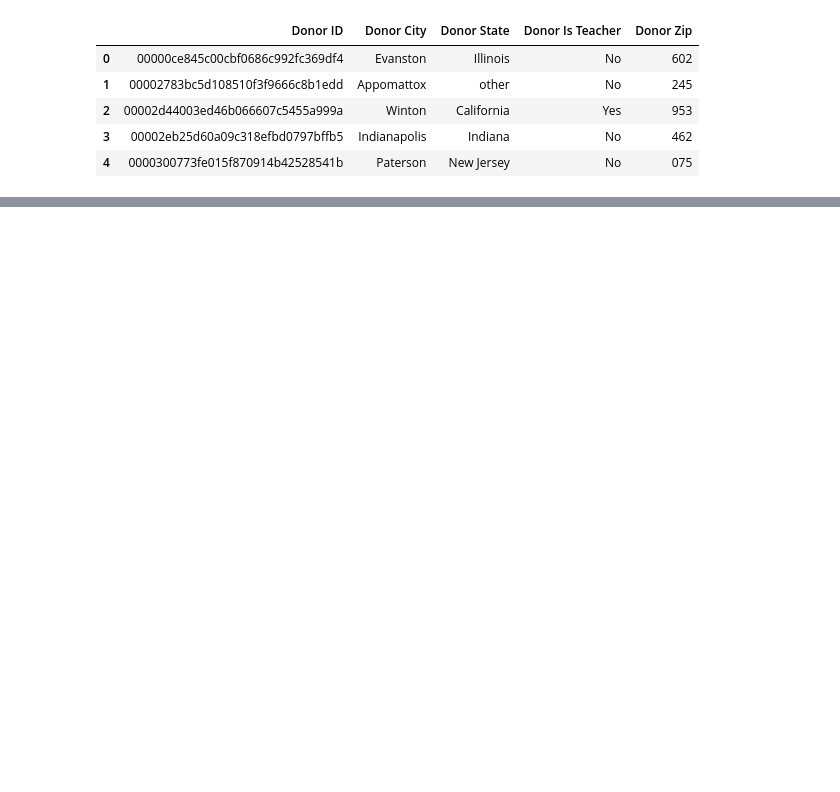
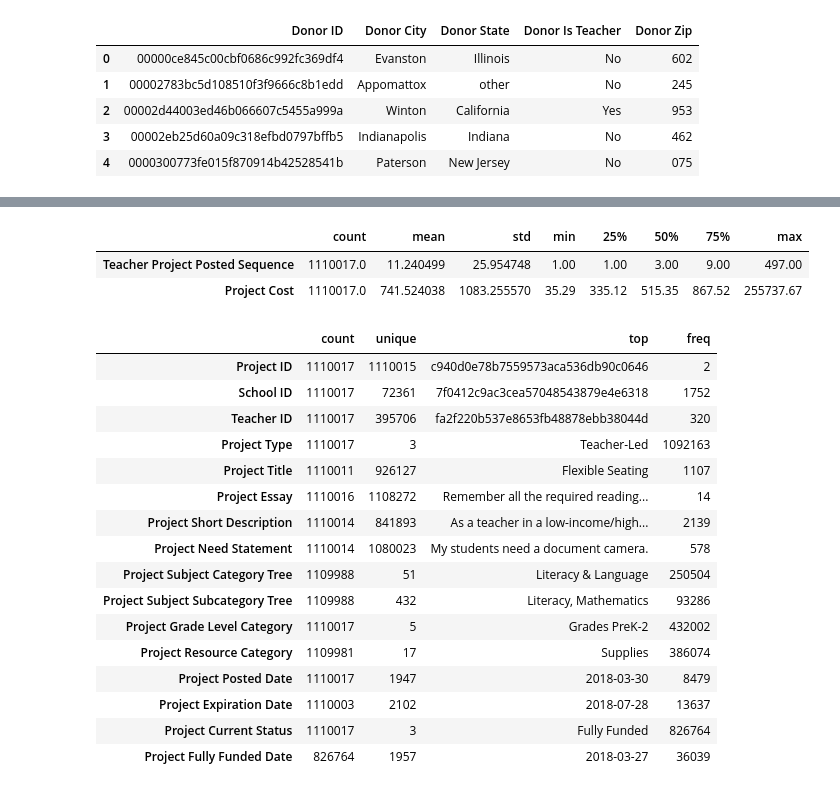
Before and after one commit to prasunshrestha/recommendation_system_for_donors, a Jupyter notebook: ADS_Social_Good_Recommender_System_Notebook.ipynb, the cells around one changed output, grey strips where cells are left out. Drawn from its saved outputs; the diff is of its cells as text; code cells hidden in the pictures; blank space fills up the shorter version.

```diff
--- a/ADS_Social_Good_Recommender_System_Notebook.ipynb
+++ b/ADS_Social_Good_Recommender_System_Notebook.ipynb
@@ -66,0 +124,27 @@ df_donors_raw.head()
+# %%
+# Distribution of all int and float variables
+df_projects_raw.describe(include=['int64','float']).transpose()
+# %% [output]
+|  | count | mean | std | min | 25% | 50% | 75% | max |
+| Teacher Project Posted Sequence | 1110017.0 | 11.240499 | 25.954748 | 1.00 | 1.00 | 3.00 | 9.00 | 497.00 |
+| Project Cost | 1110017.0 | 741.524038 | 1083.255570 | 35.29 | 335.12 | 515.35 | 867.52 | 255737.67 |
+# %%
+df_projects_raw.describe(include=['object']).transpose()
+# %% [output]
+|  | count | unique | top | freq |
+| Project ID | 1110017 | 1110015 | c940d0e78b7559573aca536db90c0646 | 2 |
+| School ID | 1110017 | 72361 | 7f0412c9ac3cea57048543879e4e6318 | 1752 |
+| Teacher ID | 1110017 | 395706 | fa2f220b537e8653fb48878ebb38044d | 320 |
+| Project Type | 1110017 | 3 | Teacher-Led | 1092163 |
+| Project Title | 1110011 | 926127 | Flexible Seating | 1107 |
+| Project Essay | 1110016 | 1108272 | Remember all the required reading... | 14 |
+| Project Short Description | 1110014 | 841893 | As a teacher in a low-income/high... | 2139 |
+| Project Need Statement | 1110014 | 1080023 | My students need a document camera. | 578 |
+| Project Subject Category Tree | 1109988 | 51 | Literacy & Language | 250504 |
+| Project Subject Subcategory Tree | 1109988 | 432 | Literacy, Mathematics | 93286 |
+| Project Grade Level Category | 1110017 | 5 | Grades PreK-2 | 432002 |
+| Project Resource Category | 1109981 | 17 | Supplies | 386074 |
+| Project Posted Date | 1110017 | 1947 | 2018-03-30 | 8479 |
+| Project Expiration Date | 1110003 | 2102 | 2018-07-28 | 13637 |
+| Project Current Status | 1110017 | 3 | Fully Funded | 826764 |
+| Project Fully Funded Date | 826764 | 1957 | 2018-03-27 | 36039 |
```
Also changed, not shown: parts of 36 cells of this notebook.
